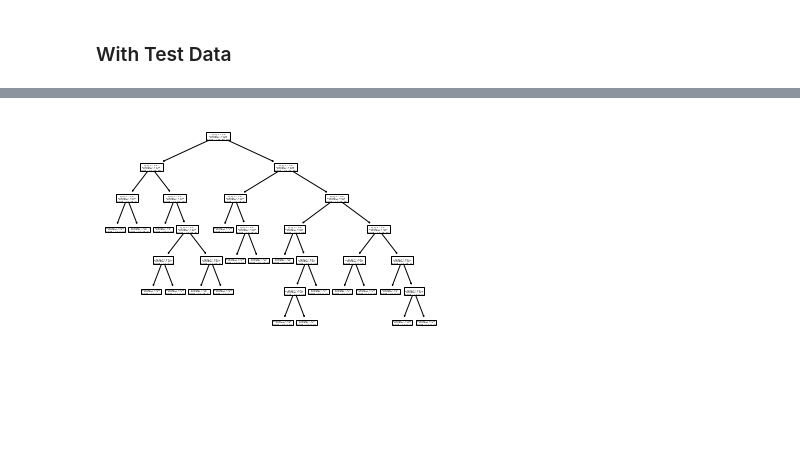
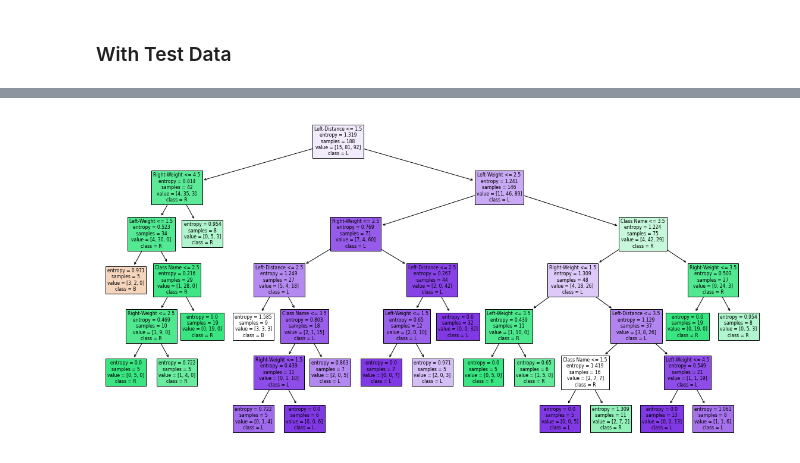
Before and after one commit to metinsenturk/class-materials, a Jupyter notebook: contents/decision-trees/Gini vs Entropy.ipynb, the cells around one changed output, grey strips where cells are left out. Saved outputs shown, nothing was run; the diff lists cells and outputs as text; code cells hidden in the pictures; blank space fills up the shorter version.

```diff
--- a/contents/decision-trees/Gini vs Entropy.ipynb
+++ b/contents/decision-trees/Gini vs Entropy.ipynb
@@ -37,5 +37,8 @@ df['Class Name'].value_counts().plot.bar()
 # %%
 X = df.iloc[:, 1:5]
 y = df.iloc[:, 0]
+feature_names = names
+class_names = df['Class Name'].unique().tolist()
+random_state = 123
 # %%
 X_train, X_test, y_train, y_test = train_test_split(
@@ -108,5 +113,6 @@ weighted avg       0.92      0.89      0.90       188
-# %%
-plot_tree(clf)
-plt.show()
-# %% [output]
-[figure, removed]
+# %%
+plt.figure(figsize=(20,10))
+plot_tree(clf, feature_names=feature_names, class_names=class_names, filled=True)
+plt.show()
+# %% [output]
+[figure, added]
```
Also changed, not shown: parts of 10 cells of this notebook.
